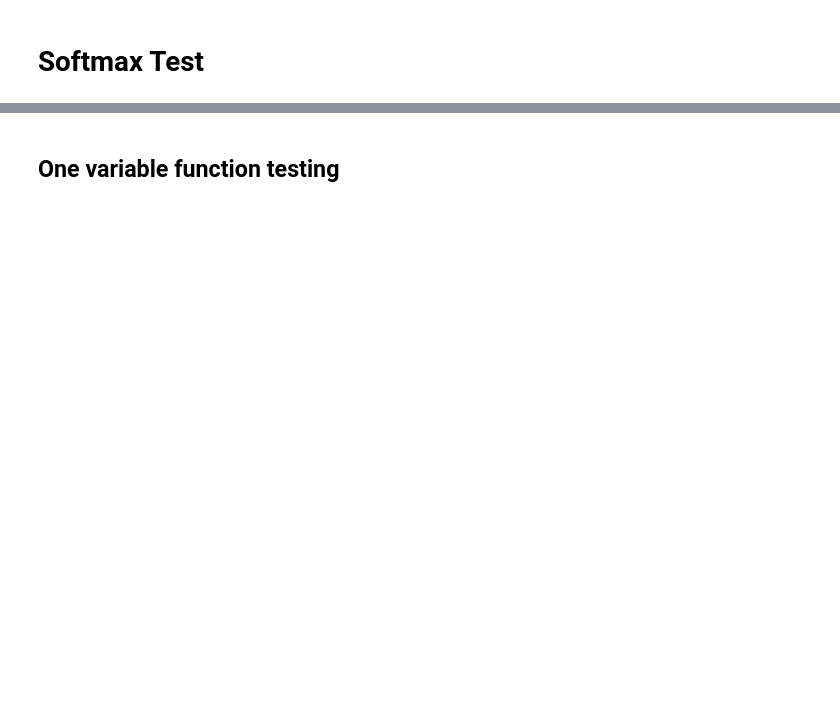
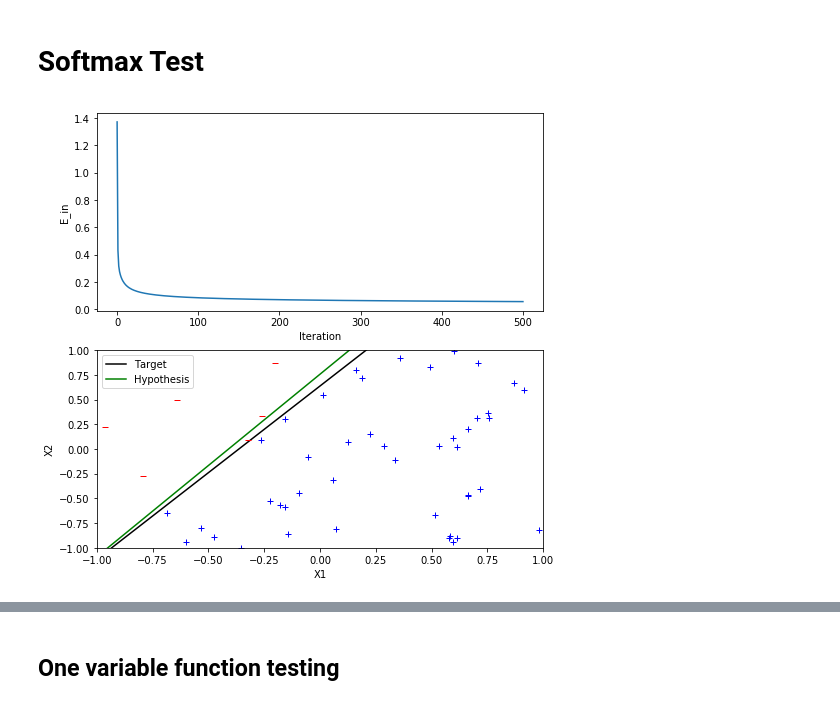
Before and after one commit to akshayyeluri/MLModels, a Jupyter notebook: deep_learning.ipynb, the cells around one changed output, grey strips where cells are left out. Cells and saved outputs as stored; diff of their text form; code cells hidden in the pictures; blank space fills up the shorter version.

```diff
--- a/deep_learning.ipynb
+++ b/deep_learning.ipynb
@@ -73,17 +60,15 @@ def nn_plot_helper(model, X, Y, E_ins, line1, transform = lambda w: [*w[0][1:],
     fig, ax = plt.subplots(2, 1, figsize=(8,8))
     u.plotE_ins(E_ins, axis=ax[0])
     u.plotLine(*line1, axis=ax[1], label='Target')
-    u.plotLine(*transform(model.weights), color='g', \
+    u.plotLine(*transform(model._weights), color='g', \
                 axis=ax[1], label='Hypothesis')
-    inds = (Y == 1)
-    ax[1].plot(X[inds, -2], X[inds, -1], 'b+')
-    ax[1].plot(X[~inds, -2], X[~inds, -1], 'r_')
-    ax[1].set_xlabel('X1'); ax[1].set_ylabel('X2')
+    u.quickScatter(X, Y, axis=ax[1])
     ax[1].set_xlim([-1, 1]); ax[1].set_ylim([-1, 1])
-    ax[1].legend()
     return ax
 # %%
 model = nn.NeuralNet(sizes=[3, 1], loss='log', nonLin='sigmoid')
-it, E_ins = model.learn(X, Y, maxIters=500, trackE_in=True)
+it, E_ins = model.fit(X, Y, maxIters=500, trackE_in=True)
 nn_plot_helper(model, X, Y, E_ins, line1);
+# %% [output]
+[figure, added]
 # %%
```
Also changed, not shown: parts of 16 cells of this notebook, 5 other files.
